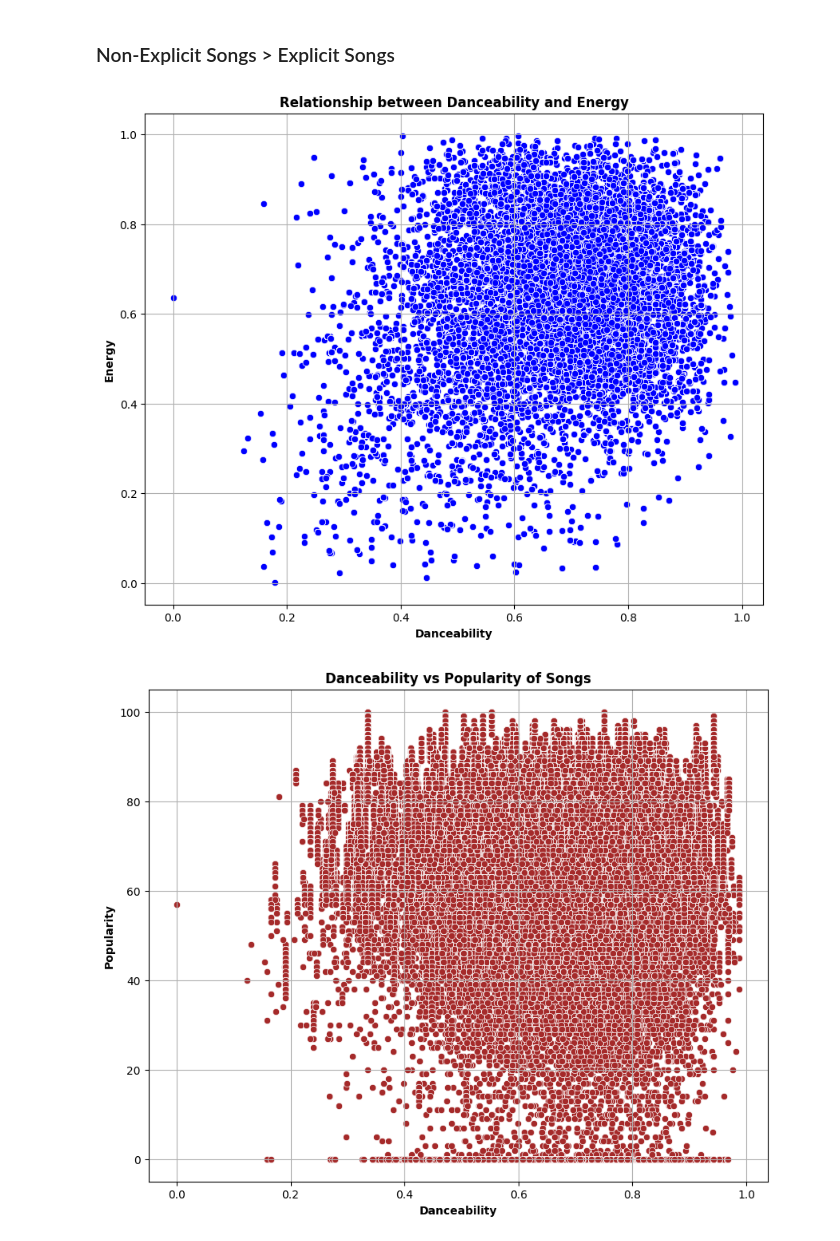
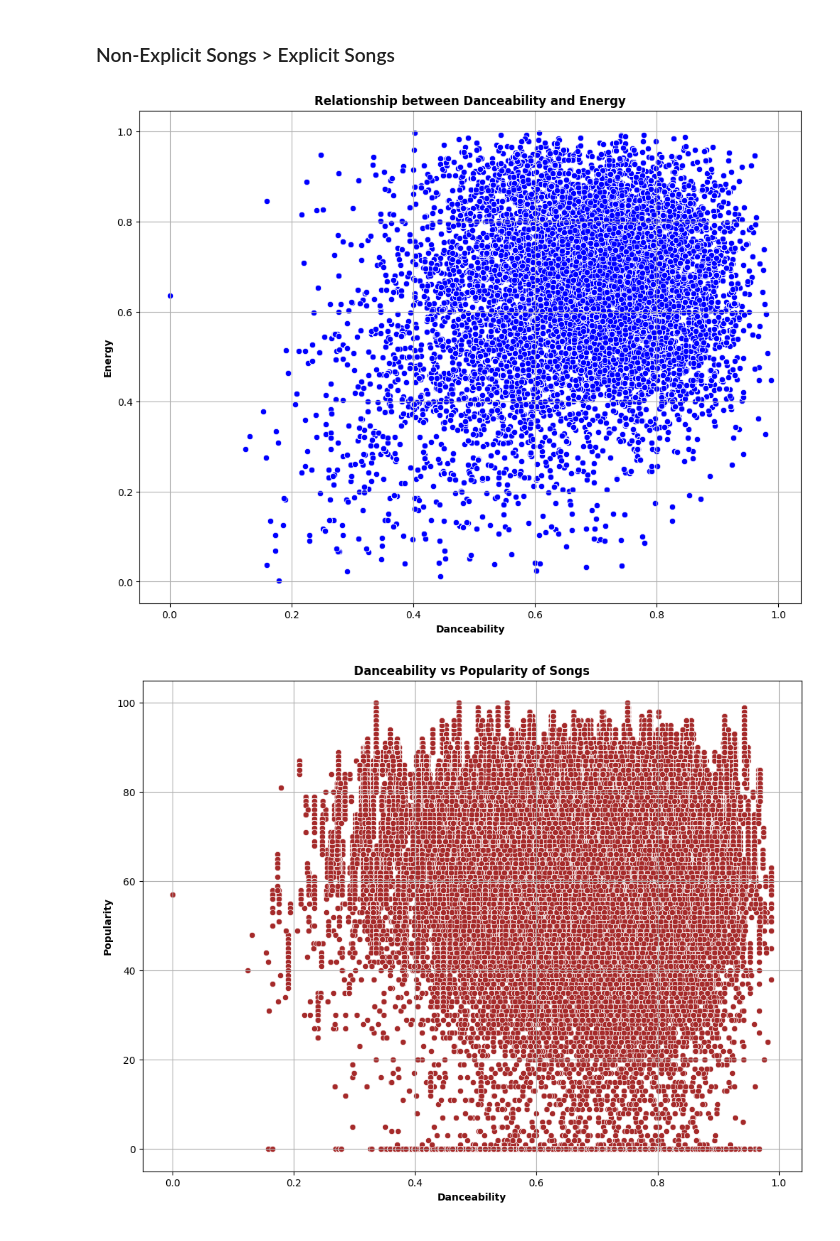
Before and after one commit to ayushsiloiya619/Spotify-Song-Analysis, a Jupyter notebook: Spotify_Analysis.ipynb, the cells around one changed output. Saved outputs shown, nothing was run; the diff lists cells and outputs as text; code cells hidden in the pictures.

```diff
--- a/Spotify_Analysis.ipynb
+++ b/Spotify_Analysis.ipynb
@@ -338,17 +338,17 @@ plt.show()
 # %% [markdown]
 ### Non-Explicit Songs > Explicit Songs
 # %%
-plt.figure(figsize=(10,8))
+plt.figure(figsize=(12,9))
 sns.scatterplot(x="danceability",y="energy",data=df,color="b")
 plt.xlabel("Danceability", fontweight="bold")
 plt.ylabel("Energy", fontweight="bold")
 plt.title("Relationship between Danceability and Energy", fontweight="bold")
 plt.grid(True)
 plt.show()
 # %% [output]
-[figure, old version]
+[figure, new version]
 # %%
-plt.figure(figsize=(10,8))
+plt.figure(figsize=(12,9))
 sns.scatterplot(x="danceability",y="popularity",data=df,color="brown")
 plt.xlabel("Danceability",fontweight="bold")
 plt.ylabel("Popularity",fontweight="bold")
@@ -356,4 +356,4 @@ plt.title("Danceability vs Popularity of Songs",fontweight="black")
 plt.grid(True)
 plt.show()
 # %% [output]
-[figure, old version]
+[figure, new version]
```
Also changed, not shown: parts of 4 cells of this notebook.
